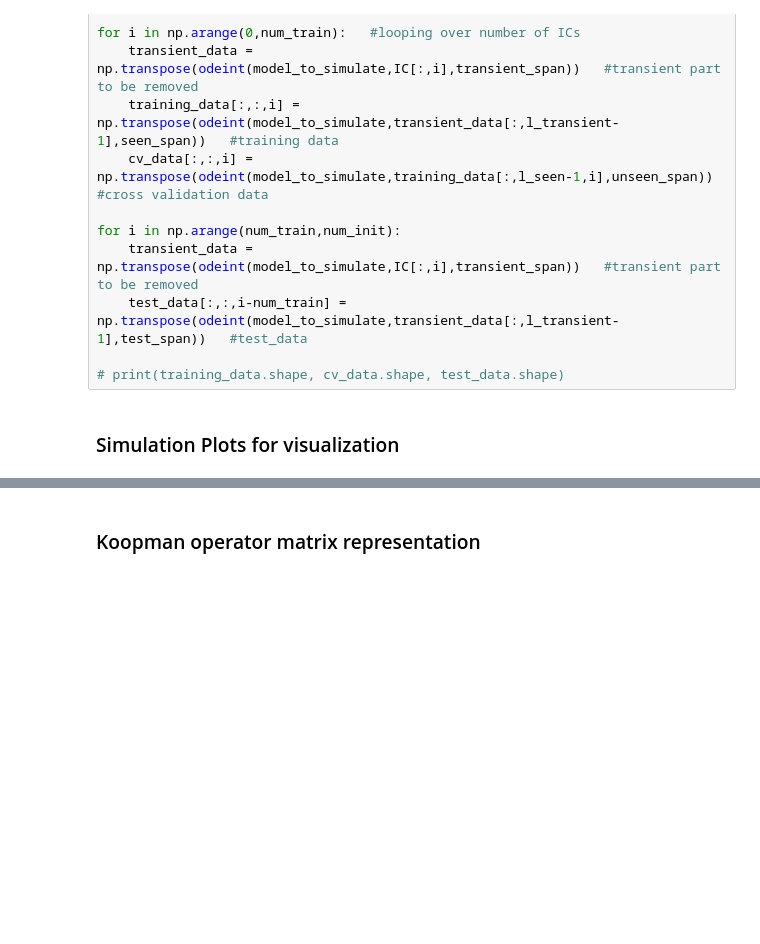
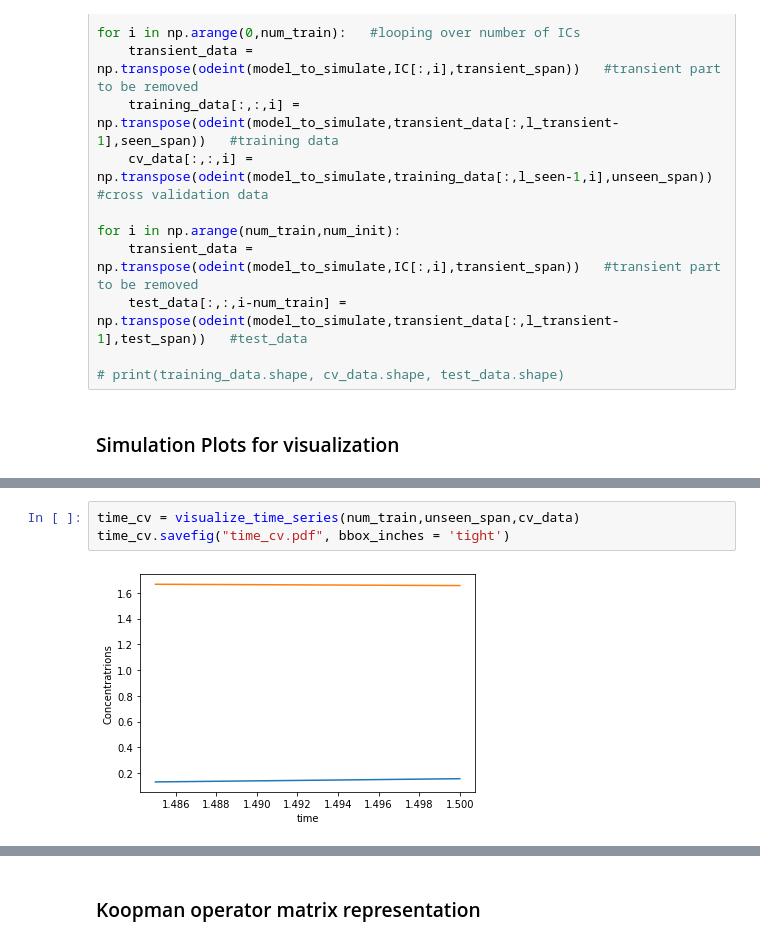
Before and after one commit to nibodh/Dynamic-Mode-Decompositions, a Jupyter notebook: main.ipynb, the cells around one changed output, grey strips where cells are left out. Saved outputs shown, nothing was run; the diff lists cells and outputs as text; blank space fills up the shorter version.

```diff
--- a/main.ipynb
+++ b/main.ipynb
@@ -102,0 +116,5 @@ fig_test = plot_time_series(num_test,test_span,test_data)
+# %%
+time_cv = visualize_time_series(num_train,unseen_span,cv_data)
+time_cv.savefig("time_cv.pdf", bbox_inches = 'tight')
+# %% [output]
+[figure, added]
```
Also changed, not shown: parts of 16 cells of this notebook, 4 other files.
